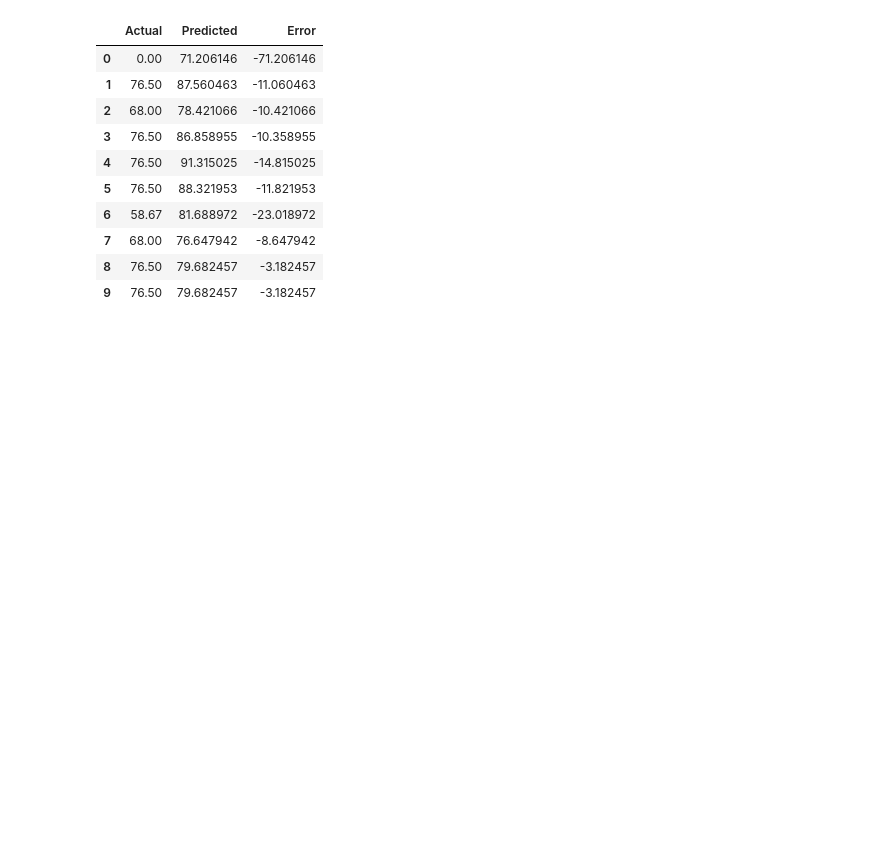
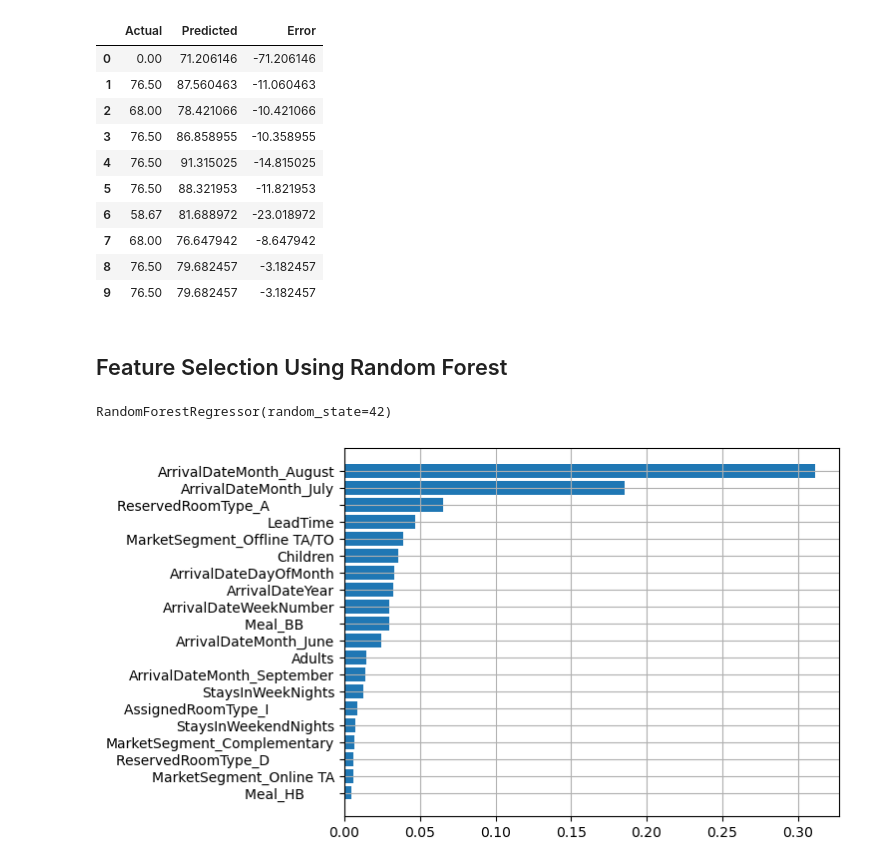
Before and after one commit to ErfanRasti/MachineLearningProjects, a Jupyter notebook: NeuralNetworks/HotelPricePrediction.ipynb, the cells around one changed output. Drawn from its saved outputs; the diff is of its cells as text; code cells hidden in the pictures; blank space fills up the shorter version.

Commit message:
Feature selection using random forest

```diff
--- a/NeuralNetworks/HotelPricePrediction.ipynb
+++ b/NeuralNetworks/HotelPricePrediction.ipynb
@@ -181,15 +186,12 @@ dtype: object
 categorical_columns = train_data.select_dtypes(include=['object']).columns
 # %%
 encoders_list = {col: OneHotEncoder() for col in categorical_columns}
-
-
-
 
 for col in categorical_columns:
     enocded_column = encoders_list[col].fit_transform(
         train_data[[col]])
     train_data = pd.concat([train_data, pd.DataFrame(
         enocded_column.toarray(),
-        columns=encoders_list[col].categories_)], axis=1)
-
+        columns=col+'_'+encoders_list[col].categories_[0])], axis=1)
+    print(encoders_list[col].categories_[0])
     train_data.drop(columns=[col], inplace=True)
@@ -249,0 +272,5 @@ test_data.shape
+# %%
+train_data = train_data.astype('float32')
+train_targets = train_targets.astype('float32')
+test_data = test_data.astype('float32')
+test_targets = test_targets.astype('float32')
@@ -250,3 +279,8 @@ test_data.shape
+# %%
+train_data_pd = train_data.copy()
+train_targets_pd = train_targets.copy()
+test_data_pd = test_data.copy()
+test_targets_pd = test_targets.copy()
 # %% [markdown]
 ### Converting the data and targets into tensors
 # %%
@@ -482,3 +522,18 @@ results_df.head(10)
 | 9 | 76.50 | 79.682457 | -3.182457 |
 # %%
 results_df.to_csv(os.path.join(RESULTS_DIR, 'Results.csv'), index=False)
+# %% [markdown]
+## Feature Selection Using Random Forest
+# %%
+rnd_frst_clf = RandomForestRegressor(random_state=42)
+rnd_frst_clf.fit(train_data_pd, train_targets_pd)
+# %% [output]
+RandomForestRegressor(random_state=42)
+# %%
+f_i = list(zip(train_data_pd.columns, rnd_frst_clf.feature_importances_))
+f_i.sort(key=lambda x: x[1])
+plt.barh([x[0] for x in f_i[-20:]], [x[1] for x in f_i[-20:]])
+plt.grid()
+plt.show()
+# %% [output]
+[figure, added]
```
Also changed, not shown: parts of 20 cells of this notebook.
